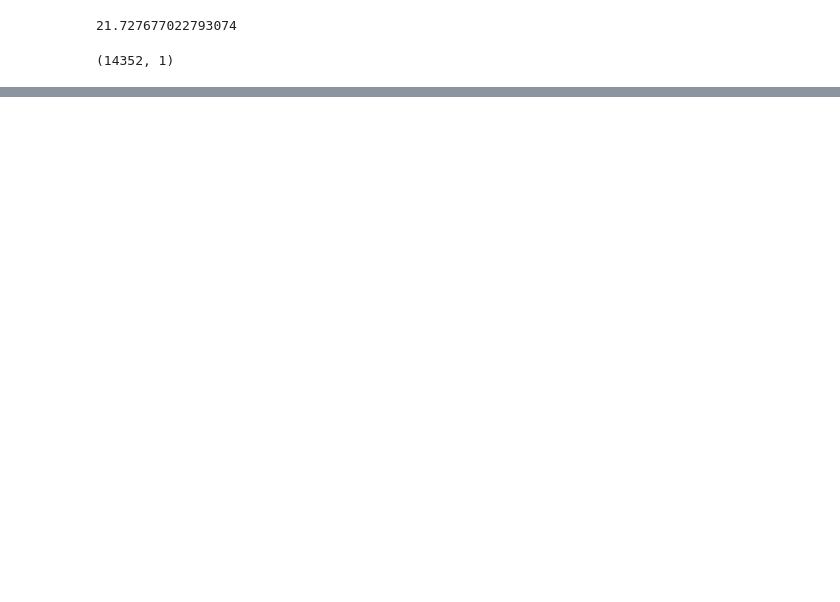
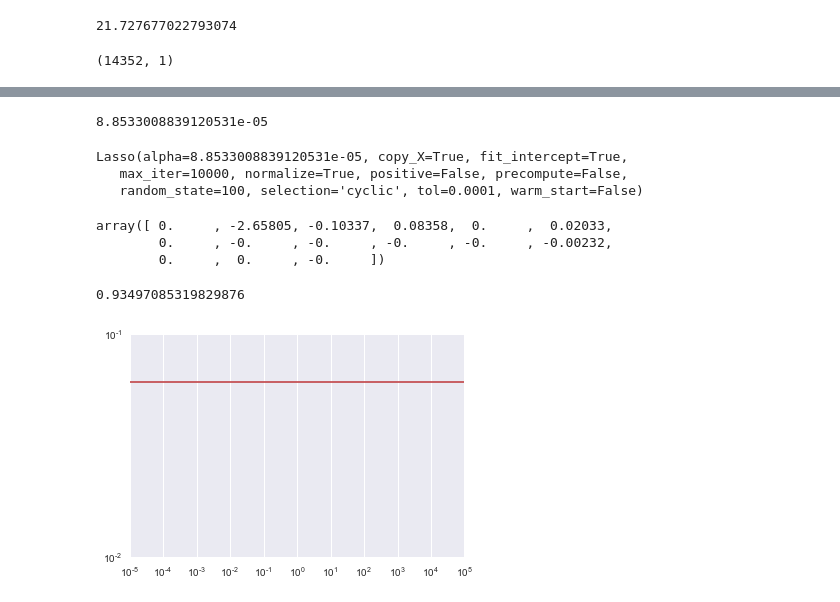
Before and after one commit to Einext/jupyter-notebooks, a Jupyter notebook: 03 Linear Regression.ipynb, the cells around one changed output, grey strips where cells are left out. Saved outputs shown, nothing was run; the diff lists cells and outputs as text; code cells hidden in the pictures; blank space fills up the shorter version.

```diff
--- a/03 Linear Regression.ipynb
+++ b/03 Linear Regression.ipynb
@@ -223,0 +219,4 @@ y_test.shape
+# %%
+poly = PolynomialFeatures(degree=2)
+X_train_poly = poly.fit_transform(X_train)
+pd.DataFrame(X_train_poly).sample(10)
@@ -223,0 +239,2 @@ y_test.shape
+# %%
+lr.fit(X_train_poly, y_train)
@@ -223,0 +263,37 @@ y_test.shape
+# %%
+lassocv.alpha_
+# %% [output]
+8.8533008839120531e-05
+# %%
+lassocv = LassoCV(cv=5, max_iter=10000, tol=1e-4, normalize=True)
+lassocv.fit(X_train_poly, y_train)
+lasso = Lasso(alpha=lassocv.alpha_, max_iter=10000, normalize=True, random_state=100)
+lasso.fit(X_train_poly, y_train)
+# %% [output]
+Lasso(alpha=8.8533008839120531e-05, copy_X=True, fit_intercept=True,
+   max_iter=10000, normalize=True, positive=False, precompute=False,
+   random_state=100, selection='cyclic', tol=0.0001, warm_start=False)
+# %%
+lasso.coef_
+# %% [output]
+array([ 0.     , -2.65805, -0.10337,  0.08358,  0.     ,  0.02033,
+        0.     , -0.     , -0.     , -0.     , -0.     , -0.00232,
+        0.     ,  0.     , -0.     ])
+# %%
+lasso.score(poly.transform(X_test), y_test)
+# %% [output]
+0.93497085319829876
+# %%
+coefs = []
+alphas = 10 ** np.linspace(-5, 5, 200)
+for alpha in alphas:
+    lasso = Lasso(alpha=lassocv.alpha_, max_iter=10000, tol=1e-4,
+                  normalize=True, random_state=100)
+    lasso.fit(X_train, y_train)
+    coefs.append(lasso.coef_)
+
+plt.plot(alphas, coefs)
+plt.yscale("log")
+plt.xscale("log")
+# %% [output]
+[figure, added]
```
Also changed, not shown: parts of 11 cells of this notebook.
